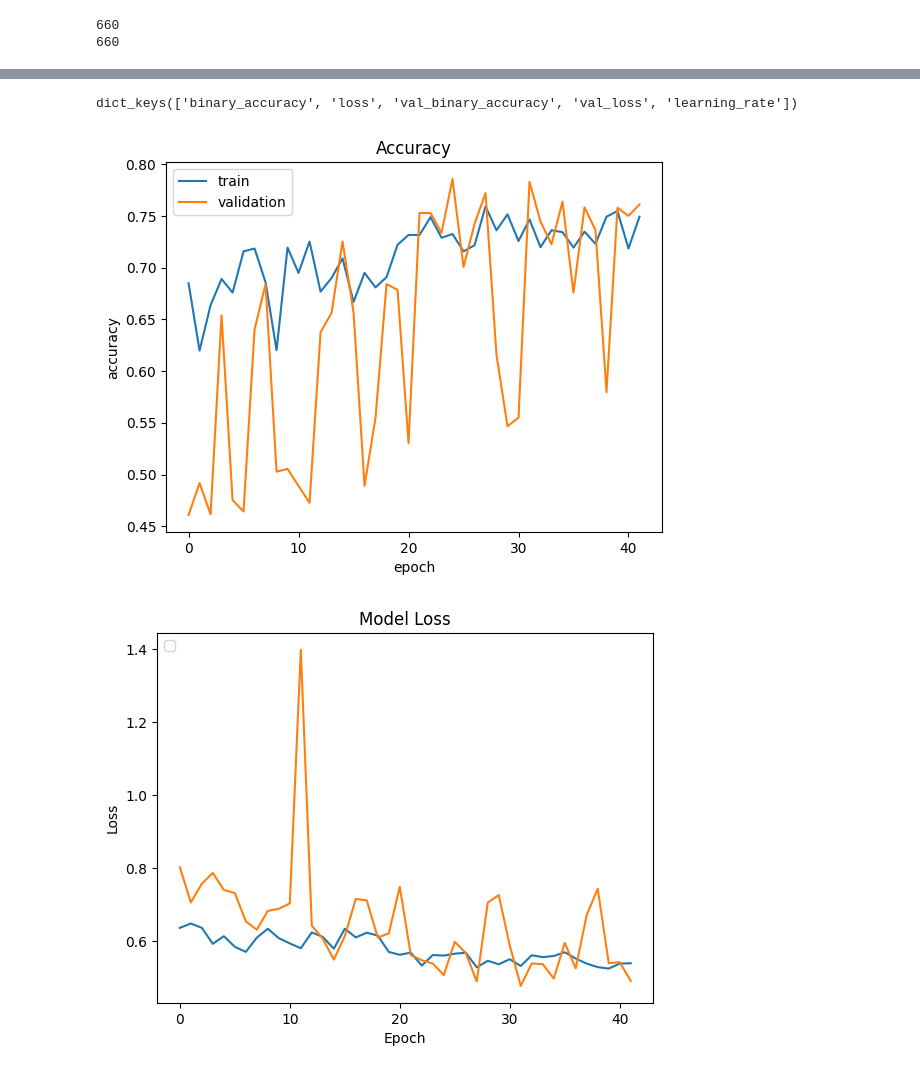
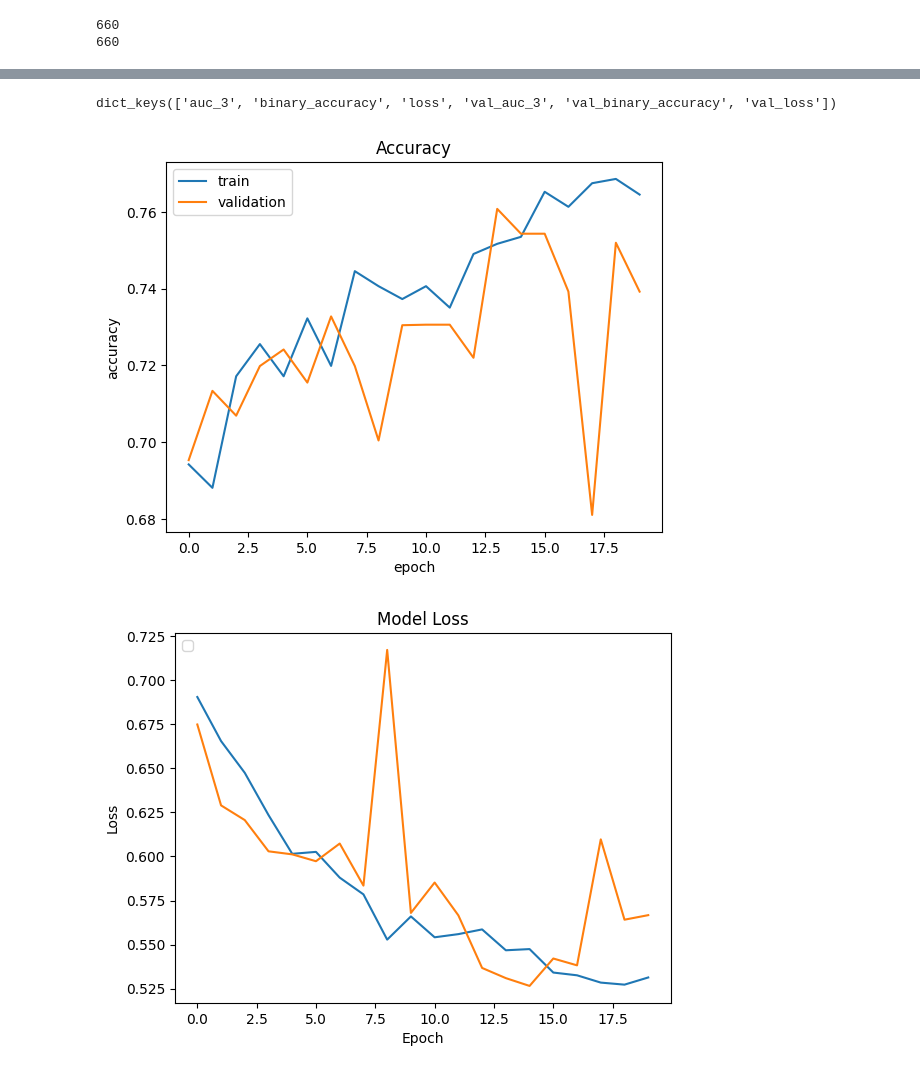
Before and after one commit to rhit-trudtoj/PersonalProjects, a Jupyter notebook: image-recognition-practice/skin-cancer-identifier/skin-cancer-identifier.ipynb, the cells around one changed output, grey strips where cells are left out. Drawn from its saved outputs; the diff is of its cells as text; code cells hidden in the pictures.

Commit message:
Experimented with keras tuner -> got decent results

```diff
--- a/image-recognition-practice/skin-cancer-identifier/skin-cancer-identifier.ipynb
+++ b/image-recognition-practice/skin-cancer-identifier/skin-cancer-identifier.ipynb
@@ -356,3 +344,17 @@ callb = [
+# %%
+callb = [
+    ModelCheckpoint(
+        'glcm_cnn_model_best.keras',
+        monitor='val_binary_accuracy',
+        verbose=1,
+        save_best_only=True,
+        mode='max'),
+
+    EarlyStopping(
+        monitor='val_loss',
+        patience=5,
+        verbose=1),
+        ]
 # %%
 data_inputs = tf.data.Dataset.from_tensor_slices((train_features, tf.expand_dims(train_images_norm, axis=-1)))
 data_labels = tf.data.Dataset.from_tensor_slices(train_labels)
@@ -365,0 +447,8 @@ dataset = tf.data.Dataset.zip((data_inputs, data_labels)).batch(BATCH_SIZE).repe
+# %%
+import keras_tuner as kt
+
+stop_early = tf.keras.callbacks.EarlyStopping(monitor='val_loss', patience=5)
+
+tuner = kt.Hyperband(model_builder, objective='val_binary_accuracy', max_epochs=10, factor=3, directory='my_dir', project_name='enhanced_binary_classification')
+
+tuner.search(dataset, epochs=EPOCH_NUM, validation_data=val_dataset, steps_per_epoch=STEP_SIZE, validation_steps=(len(val_features) // BATCH_SIZE), callbacks=[stop_early])
@@ -365,0 +461,6 @@ dataset = tf.data.Dataset.zip((data_inputs, data_labels)).batch(BATCH_SIZE).repe
+# %%
+best_hps = tuner.get_best_hyperparameters(num_trials=1)[0]
+model = tuner.hypermodel.build(best_hps)
+model.summary()
+
+plot_model(model, to_file='glcm_cnn_model_kt.png',  show_shapes=True)
@@ -366,3 +490,3 @@ dataset = tf.data.Dataset.zip((data_inputs, data_labels)).batch(BATCH_SIZE).repe
 # %%
-historyv3 = model.fit(dataset, validation_data=val_dataset, validation_steps=(len(val_features) // BATCH_SIZE) ,epochs=EPOCH_NUM, steps_per_epoch=STEP_SIZE, callbacks=callb)
+history_v1 = model.fit(dataset, validation_data=val_dataset, validation_steps=(len(val_features) // BATCH_SIZE) ,epochs=EPOCH_NUM, steps_per_epoch=STEP_SIZE, callbacks=callb)
 # %% [output]
@@ -399,20 +522,20 @@ Test loss: 0.5064294338226318 / Test binary accuracy: 0.734375
 # %%
-historyv3.history.keys()
+history_v1.history.keys()
 # %% [output]
-dict_keys(['binary_accuracy', 'loss', 'val_binary_accuracy', 'val_loss', 'learning_rate'])
+dict_keys(['auc_3', 'binary_accuracy', 'loss', 'val_auc_3', 'val_binary_accuracy', 'val_loss'])
 # %%
-plt.plot(historyv3.history['binary_accuracy'])
-plt.plot(historyv3.history['val_binary_accuracy'])
+plt.plot(history_v1.history['binary_accuracy'])
+plt.plot(history_v1.history['val_binary_accuracy'])
 plt.title('Accuracy')
 plt.ylabel('accuracy')
 plt.xlabel('epoch')
 plt.legend(['train', 'validation'], loc='upper left')
 plt.show()
 # %% [output]
-[figure, old version]
+[figure, new version]
 # %%
-plt.plot(historyv3.history['loss'])
-plt.plot(historyv3.history['val_loss'])
+plt.plot(history_v1.history['loss'])
+plt.plot(history_v1.history['val_loss'])
 plt.title('Model Loss')
 plt.ylabel('Loss')
 plt.xlabel('Epoch')
@@ -420,4 +543,4 @@ plt.legend(loc='upper left')
 
 plt.show()
 # %% [output]
-[figure, old version]
+[figure, new version]
```
Also changed, not shown: parts of 38 cells of this notebook, 4 other files.
